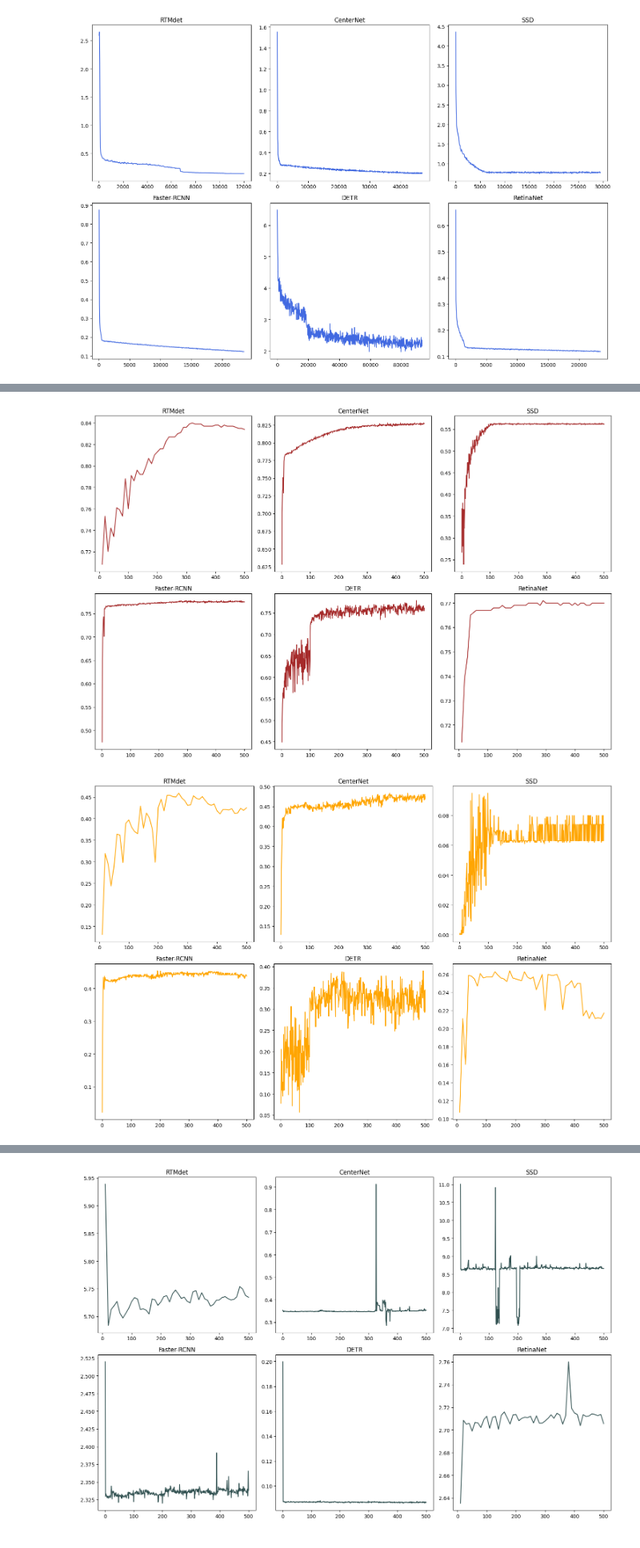
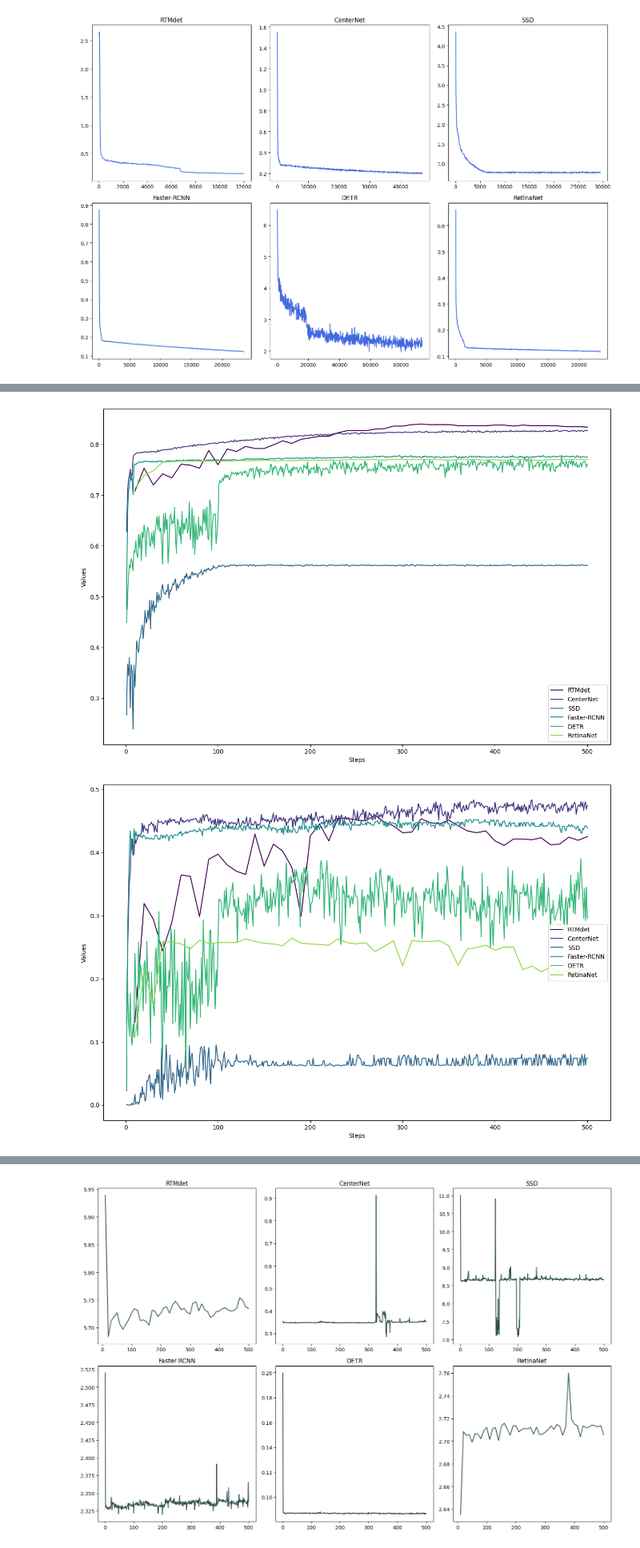
Before and after one commit to toelt-llc/FlightScope_Bench, a Jupyter notebook: result_vizualiser.ipynb, the cells around one changed output, grey strips where cells are left out. Shown at 80% size. Drawn from its saved outputs; the diff is of its cells as text; code cells hidden in the pictures.

Commit message:
Update: ploting the curves

```diff
--- a/result_vizualiser.ipynb
+++ b/result_vizualiser.ipynb
@@ -25,12 +46,12 @@ plot_curves(directory, color='red')
 # %%
 directory = 'curve_results/bbox_mAP_l'
-plot_curves(directory, color='brown')
+plot_curves(directory, separate_subplots=False)
 # %% [output]
-[figure, old version]
+[figure, new version]
 # %%
 directory = 'curve_results/bbox_mAP_m'
-plot_curves(directory, color='orange')
+plot_curves(directory, separate_subplots=False)
 # %% [output]
-[figure, old version]
+[figure, new version]
 # %%
 directory = 'curve_results/bbox_mAP50'
```
Also changed, not shown: parts of 8 cells of this notebook.
